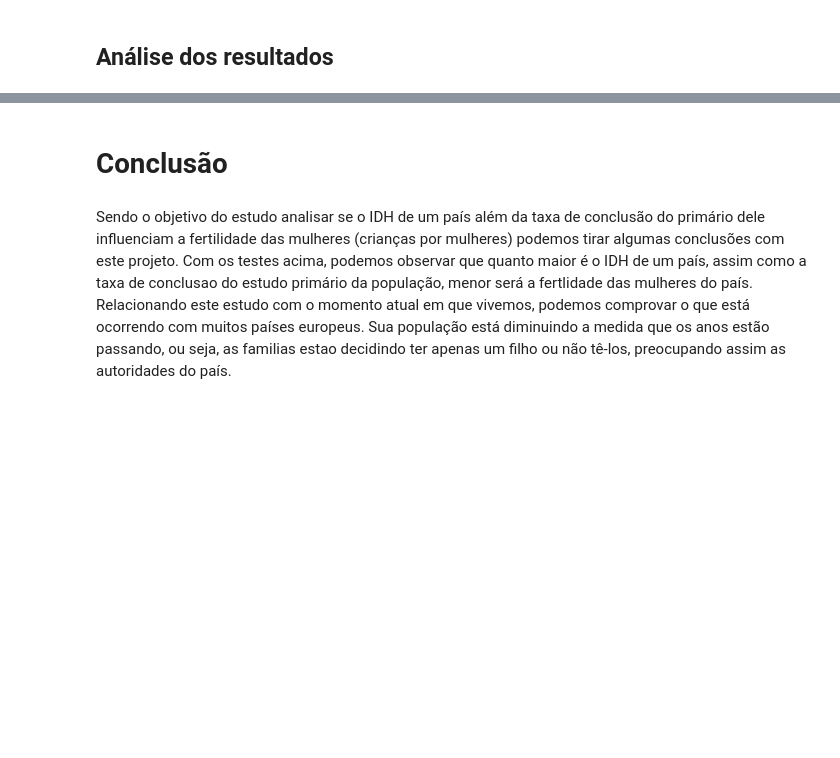
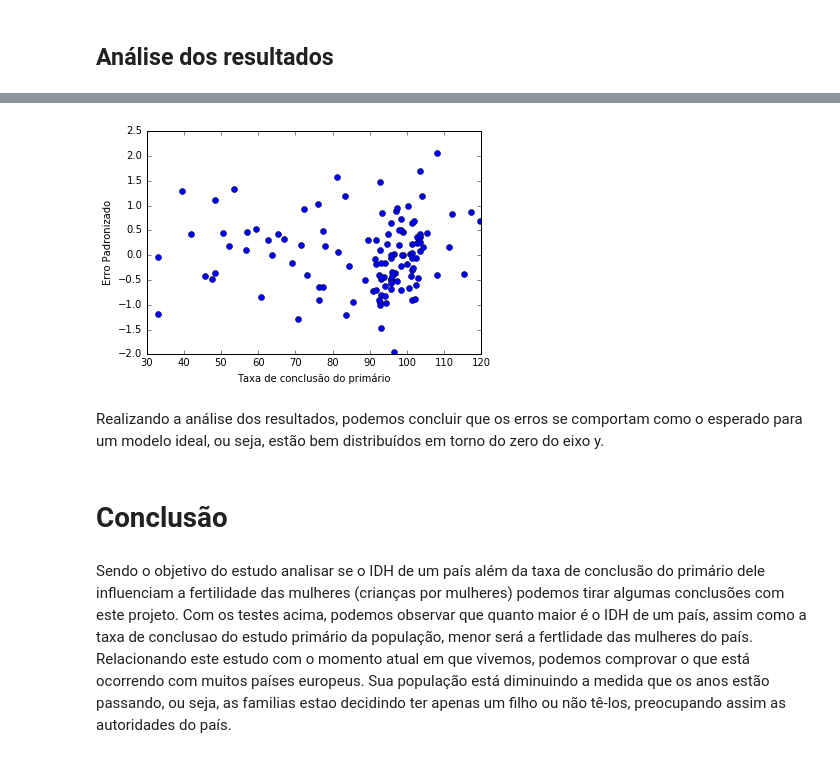
Before and after one commit to lemelusca/CD, a Jupyter notebook: Projeto3/Projeto3CD.ipynb, the cells around one changed output, grey strips where cells are left out. Cells and saved outputs as stored; diff of their text form; code cells hidden in the pictures; blank space fills up the shorter version.

```diff
--- a/Projeto3/Projeto3CD.ipynb
+++ b/Projeto3/Projeto3CD.ipynb
@@ -172,3 +207,12 @@ A fim de verificar se o nosso modelo era ideal para o estudo, procuramos entende
+# %%
+plt.plot(D.Estudo, fit.resid, 'o')
+plt.xlabel('Taxa de conclusão do primário')
+plt.ylabel('Erro Padronizado')
+plt.show()
+# %% [output]
+[figure, added]
+# %% [markdown]
+Realizando a análise dos resultados, podemos concluir que os erros se comportam como o esperado para um modelo ideal, ou seja, estão bem distribuídos em torno do zero do eixo y.
 # %% [markdown]
 # Conclusão
 # %% [markdown]
```
Also changed, not shown: parts of 9 cells of this notebook.
